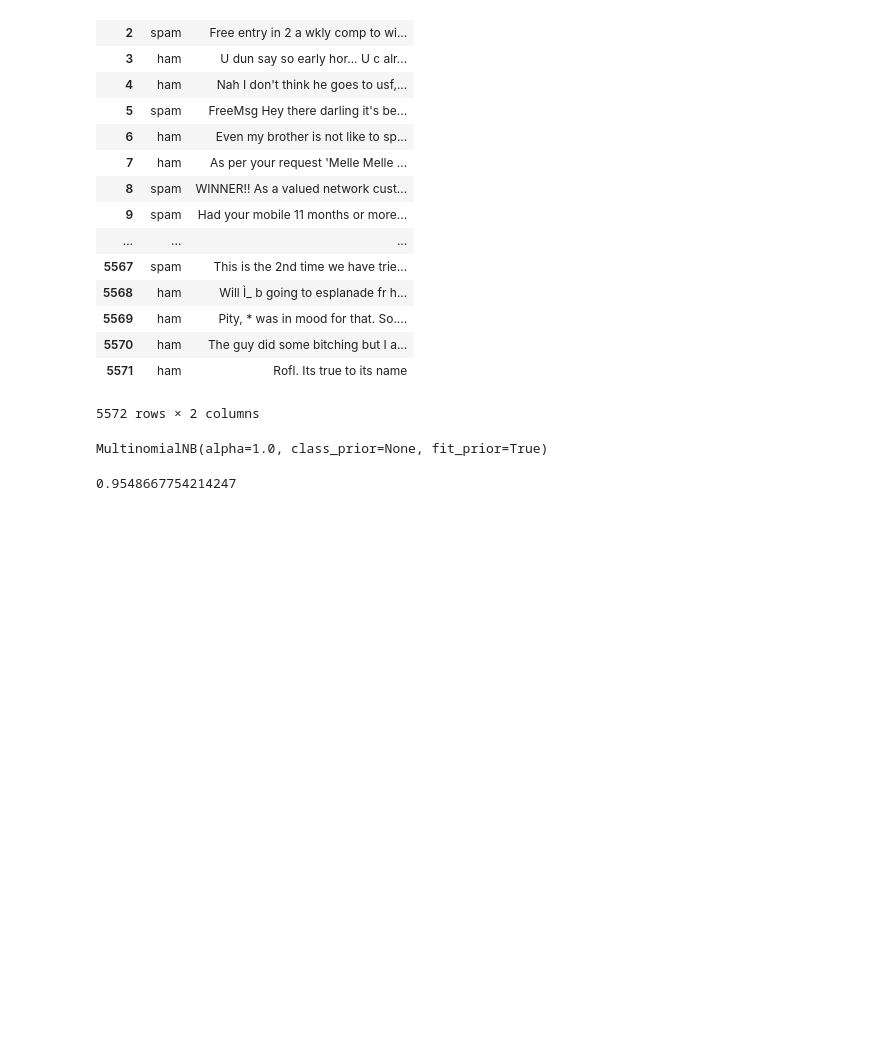
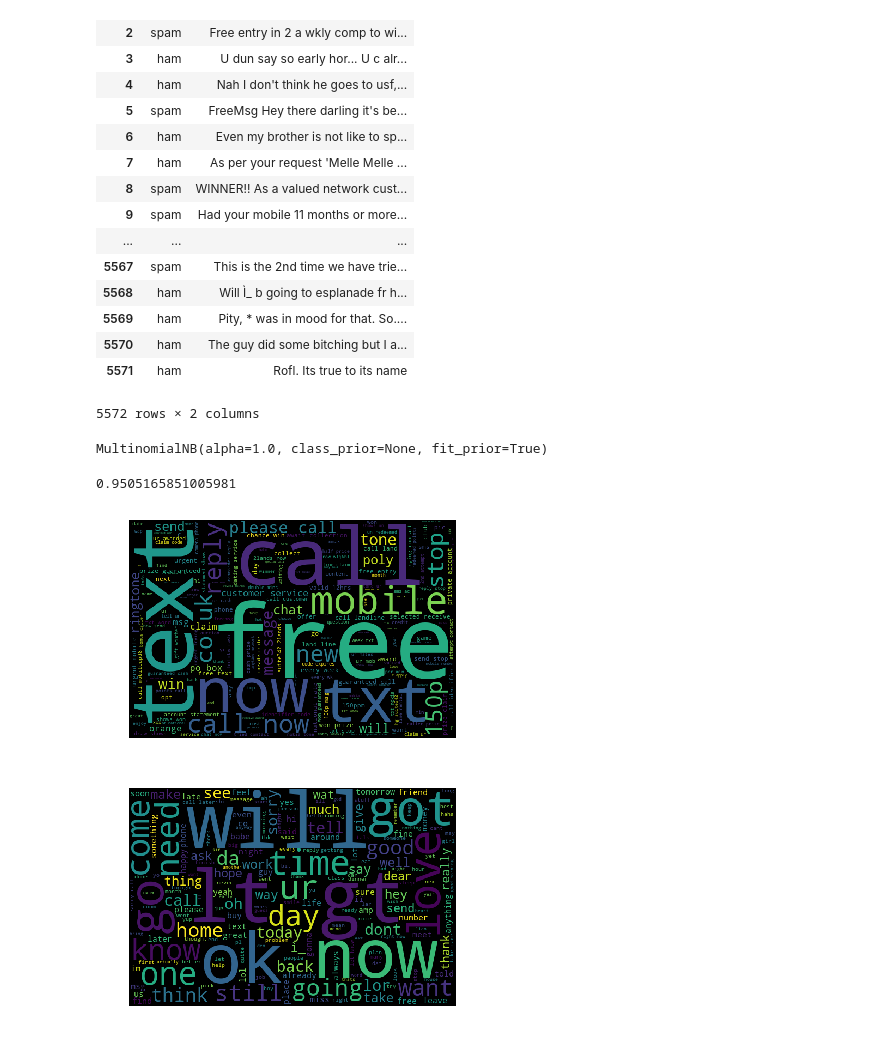
Before and after one commit to AchintyaX/SpamDetector, a Jupyter notebook: sms_spam.ipynb, the cells around one changed output. Drawn from its saved outputs; the diff is of its cells as text; code cells hidden in the pictures; blank space fills up the shorter version.

```diff
--- a/sms_spam.ipynb
+++ b/sms_spam.ipynb
@@ -10,5 +11,5 @@ from wordcloud import WordCloud
 # %%
-df = pd.read_csv('spam.csv', encoding='ISO-8859-1' )
+df = pd.read_csv('sms_spam.csv', encoding='ISO-8859-1' )
 # %%
 df
 # %% [output]
@@ -77,4 +78,21 @@ MultinomialNB(alpha=1.0, class_prior=None, fit_prior=True)
 # %%
 model.score(X_test, y_test)
 # %% [output]
-0.9548667754214247
+0.9505165851005981
+# %%
+# visualize the data
+def visualize(label):
+  words = ''
+  for msg in df[df['labels'] == label]['data']:
+    msg = msg.lower()
+    words += msg + ' '
+  wordcloud = WordCloud(width=600, height=400).generate(words)
+  plt.imshow(wordcloud)
+  plt.axis('off')
+  plt.show()
+
+visualize('spam')
+visualize('ham')
+# %% [output]
+[figure, added]
+[figure, added]
```
Also changed, not shown: parts of 2 cells of this notebook.
